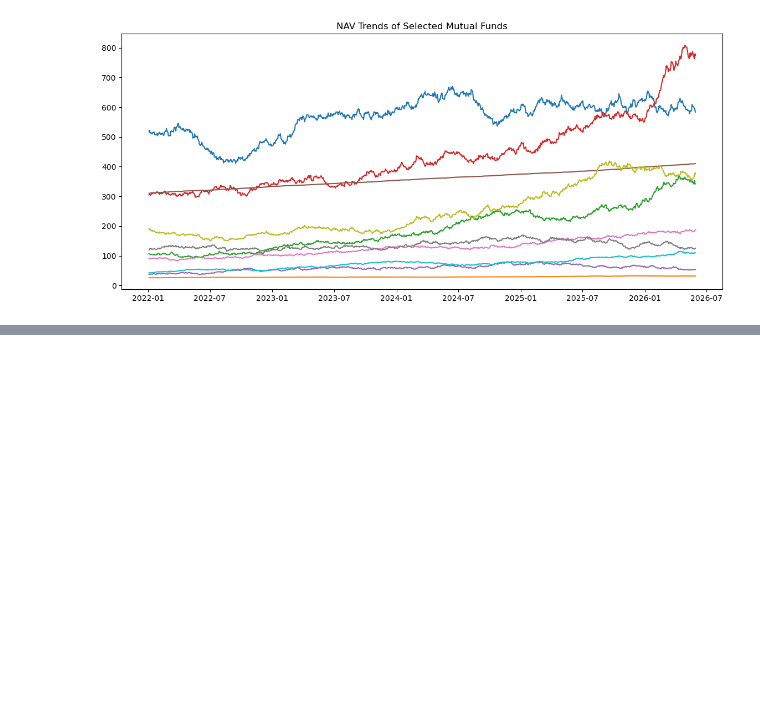
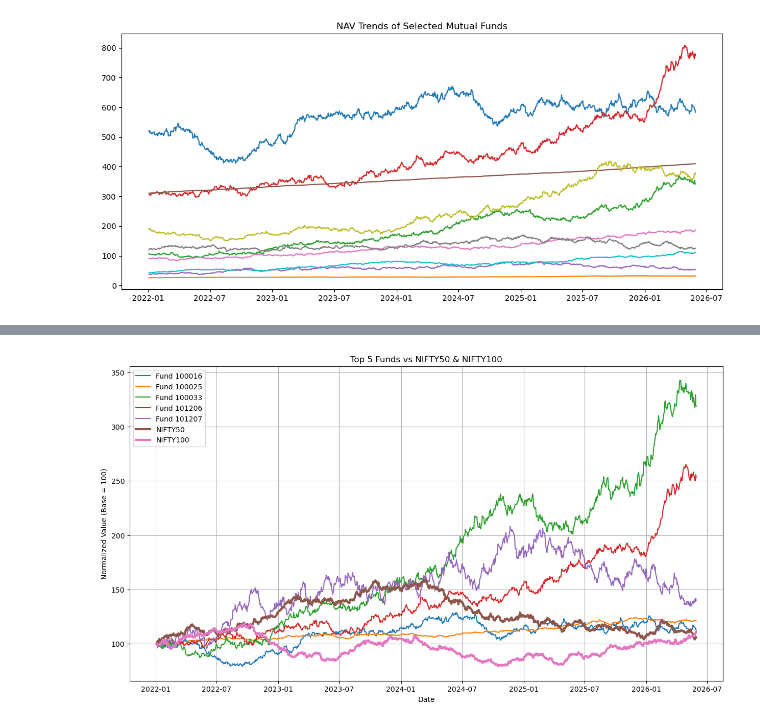
Before and after one commit to sonikagupta2210/mutual-fund-analytics, a Jupyter notebook: notebooks/EDA_Analysis.ipynb, the cells around one changed output, grey strips where cells are left out. Saved outputs shown, nothing was run; the diff lists cells and outputs as text; code cells hidden in the pictures; blank space fills up the shorter version.

Commit message:
Day 4: Performance analytics and fund scorecard completed

```diff
--- a/notebooks/EDA_Analysis.ipynb
+++ b/notebooks/EDA_Analysis.ipynb
@@ -335,0 +399,81 @@ plt.show()
+# %%
+import pandas as pd
+import matplotlib.pyplot as plt
+
+# Benchmark load
+benchmark = pd.read_csv("../data/raw/10_benchmark_indices.csv")
+benchmark["date"] = pd.to_datetime(benchmark["date"])
+
+# First 5 funds (replace with actual top 5 later)
+top5 = nav["amfi_code"].unique()[:5]
+
+plt.figure(figsize=(15,8))
+
+# Funds
+for code in top5:
+    temp = nav[nav["amfi_code"] == code].copy()
+    temp = temp.sort_values("date")
+
+    if len(temp) > 0:
+        normalized = (temp["nav"] / temp["nav"].iloc[0]) * 100
+
+        plt.plot(
+            temp["date"],
+            normalized,
+            label=f"Fund {code}"
+        )
+
+# NIFTY50
+nifty50 = benchmark[
+    benchmark["index_name"] == "NIFTY50"
+].copy()
+
+nifty50 = nifty50.sort_values("date")
+
+nifty50_norm = (
+    nifty50["close_value"] /
+    nifty50["close_value"].iloc[0]
+) * 100
+
+plt.plot(
+    nifty50["date"],
+    nifty50_norm,
+    linewidth=3,
+    label="NIFTY50"
+)
+
+# NIFTY100
+nifty100 = benchmark[
+    benchmark["index_name"] == "NIFTY100"
+].copy()
+
+nifty100 = nifty100.sort_values("date")
+
+nifty100_norm = (
+    nifty100["close_value"] /
+    nifty100["close_value"].iloc[0]
+) * 100
+
+plt.plot(
+    nifty100["date"],
+    nifty100_norm,
+    linewidth=3,
+    label="NIFTY100"
+)
+
+plt.title("Top 5 Funds vs NIFTY50 & NIFTY100")
+plt.xlabel("Date")
+plt.ylabel("Normalized Value (Base = 100)")
+plt.legend()
+plt.grid(True)
+
+plt.savefig(
+    "../reports/charts/benchmark_comparison.png",
+    bbox_inches="tight"
+)
+
+plt.show()
+
+print("benchmark_comparison.png saved successfully")
+# %% [output]
+[figure, added]
```
Also changed, not shown: parts of 5 cells of this notebook, 4 other files.
